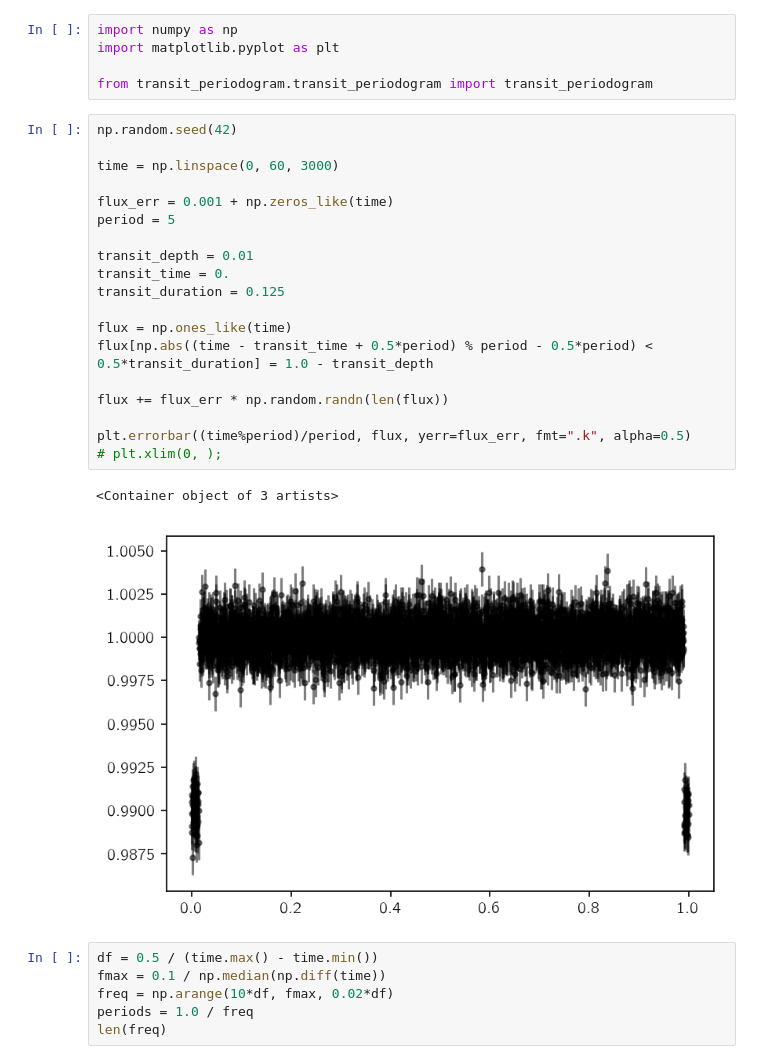
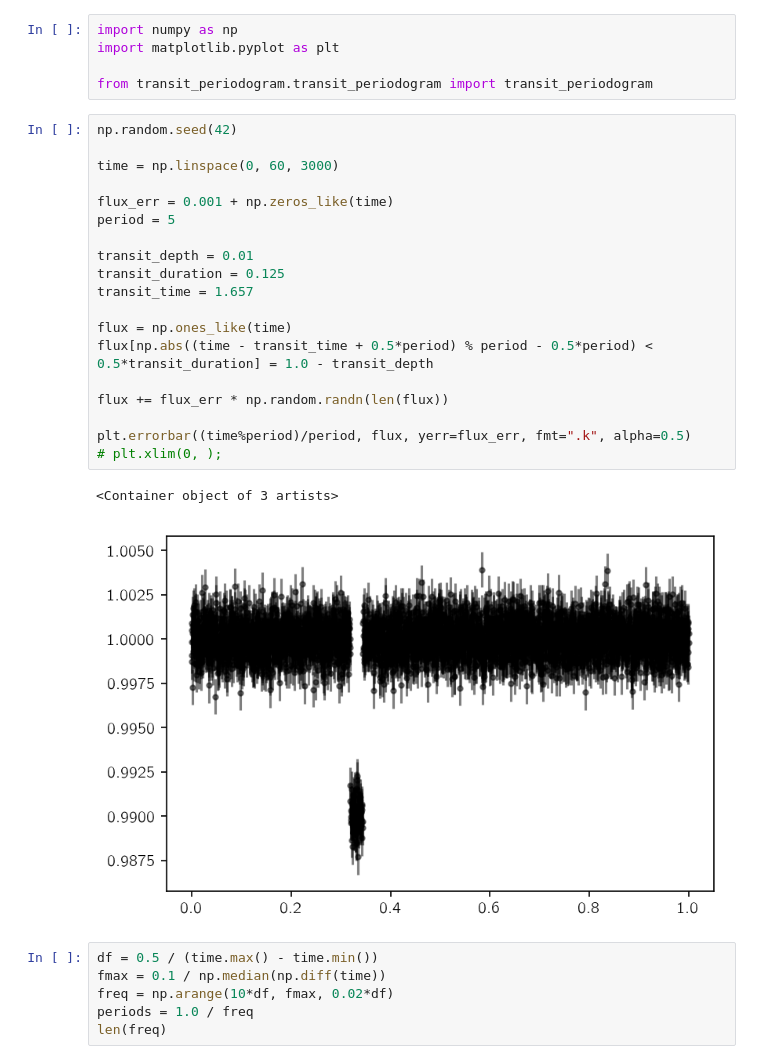
Before and after one commit to mirca/transit-periodogram, a Jupyter notebook: transit_periodogram/examples/demo.ipynb, the cells around one changed output. Cells and saved outputs as stored; diff of their text form.

```diff
--- a/transit_periodogram/examples/demo.ipynb
+++ b/transit_periodogram/examples/demo.ipynb
@@ -12,25 +12,25 @@ from transit_periodogram.transit_periodogram import transit_periodogram
 # %%
 np.random.seed(42)
 
 time = np.linspace(0, 60, 3000)
 
 flux_err = 0.001 + np.zeros_like(time)
 period = 5
 
 transit_depth = 0.01
-transit_time = 0.
 transit_duration = 0.125
+transit_time = 1.657
 
 flux = np.ones_like(time)
 flux[np.abs((time - transit_time + 0.5*period) % period - 0.5*period) < 0.5*transit_duration] = 1.0 - transit_depth
 
 flux += flux_err * np.random.randn(len(flux))
 
 plt.errorbar((time%period)/period, flux, yerr=flux_err, fmt=".k", alpha=0.5)
 # plt.xlim(0, );
 # %% [output]
 <Container object of 3 artists>
-[figure, old version]
+[figure, new version]
 # %%
 df = 0.5 / (time.max() - time.min())
 fmax = 0.1 / np.median(np.diff(time))
```
Also changed, not shown: parts of 6 cells of this notebook, 1 other file.
